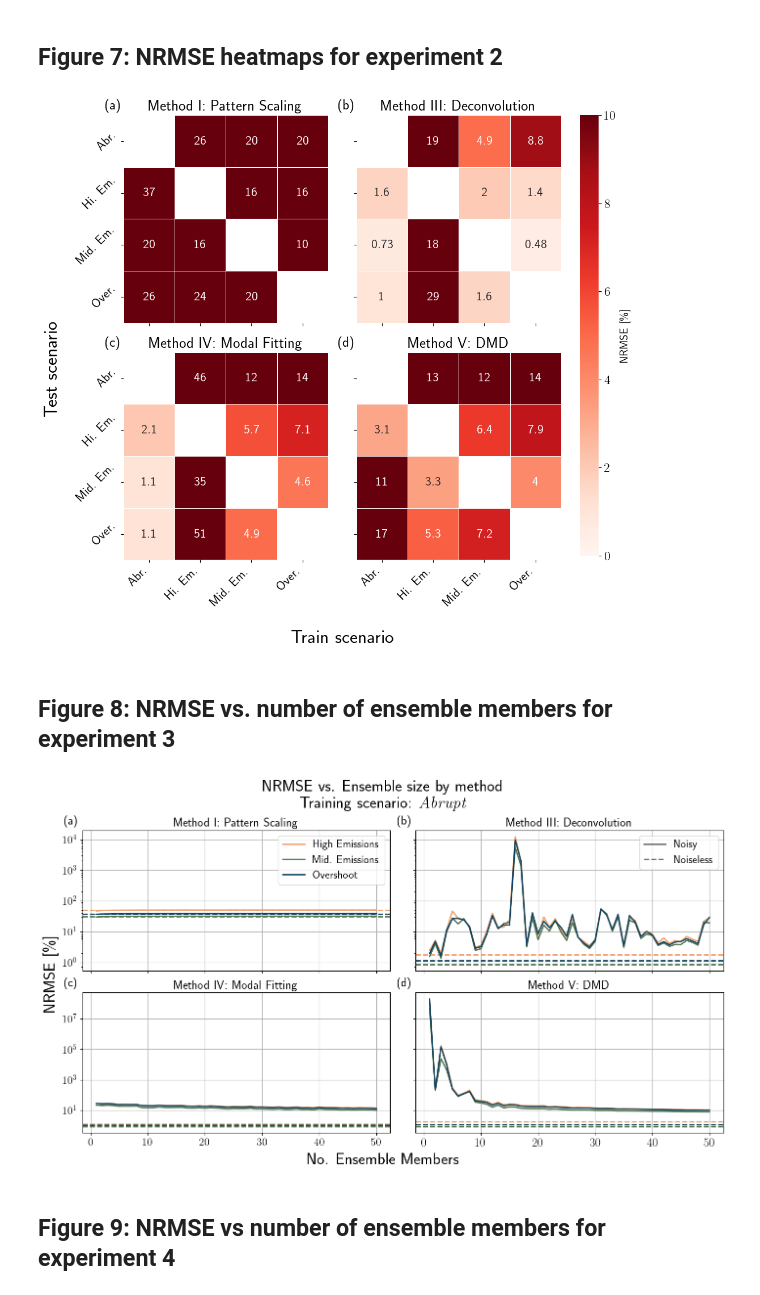
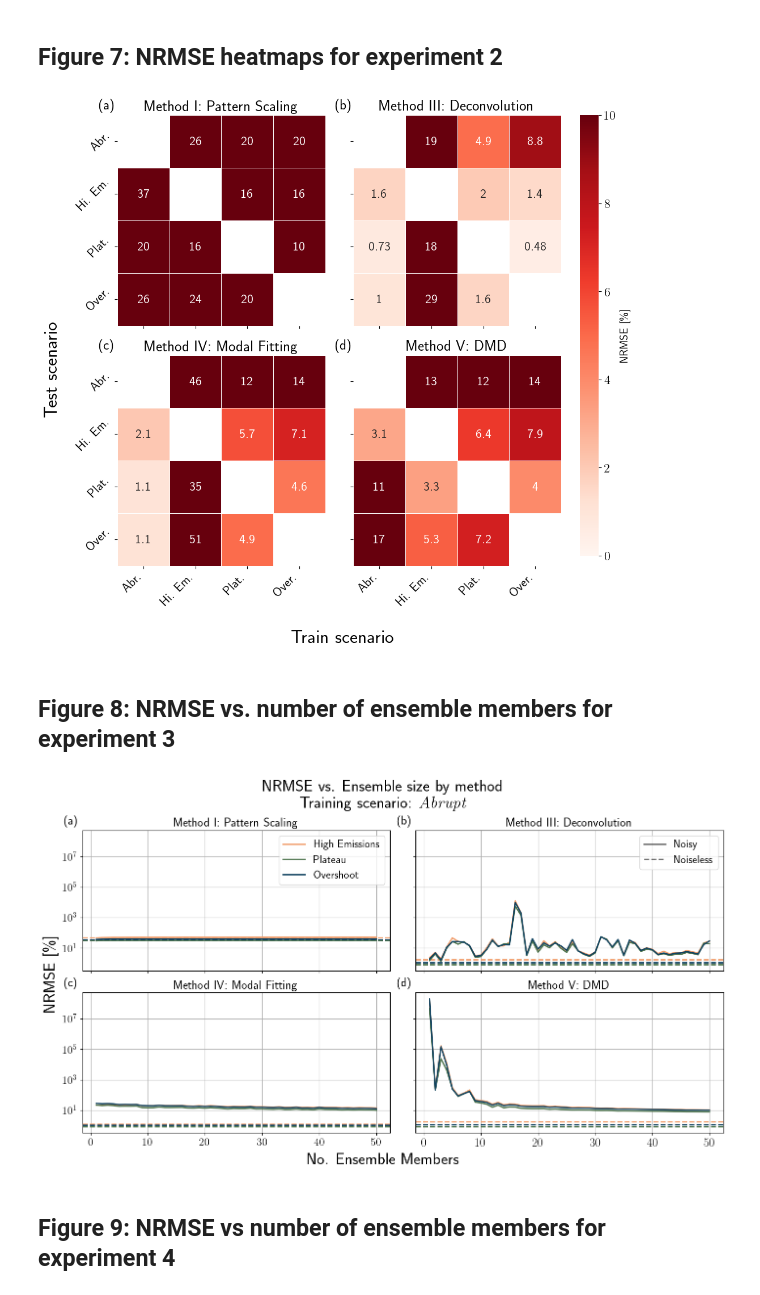
Before and after one commit to cbwomack/SCM_Emulators, a Jupyter notebook: 5_create_plots.ipynb, the cells around one changed output. Saved outputs shown, nothing was run; the diff lists cells and outputs as text; code cells hidden in the pictures.

Commit message:
Renamed mid. emissions to plateau, rescaled axes, updated illustrator figs

```diff
--- a/5_create_plots.ipynb
+++ b/5_create_plots.ipynb
@@ -212,34 +209,34 @@ utils_plots.plot_box_true_pred(['3box_coup'], scenarios, T_out, T_pred_FDT, regi
 # %%
 save_fig          = False
 fig_name          = 'fig07'
-scenarios         = ['Abrupt','High Emissions','Mid. Emissions','Overshoot']
+scenarios         = ['Abrupt','High Emissions','Plateau','Overshoot']
 methods_to_plot   = ["PS", "Deconv", "Modal", "DMD"]
 titles_for_plots  = ["Method I: Pattern Scaling", "Method III: Deconvolution", "Method IV: Modal Fitting", "Method V: DMD"]
 
 error_metrics_PS          = utils_emulator.open_results('exp2_I_PS_error')
 error_metrics_deconvolve  = utils_emulator.open_results('exp2_III_deconv_error')
 error_metrics_modal       = utils_emulator.open_results('exp2_IV_modal_error')
 error_metrics_DMD         = utils_emulator.open_results('exp2_V_DMD_error')
 
 error_metrics_all_exp2 = {
   'PS':error_metrics_PS,
   'Deconv':error_metrics_deconvolve,
   'Modal':error_metrics_modal,
   'DMD':error_metrics_DMD
 }
 
 utils_plots.plot_error_heatmap_grid(
   error_metrics=error_metrics_all_exp2,
   methods=methods_to_plot,
   titles=titles_for_plots,
   train_scenarios=scenarios,
   test_scenarios=scenarios,
   cmap="Reds",
   save_fig=save_fig,
   fig_name=fig_name
 )
 # %% [output]
-[figure, old version]
+[figure, new version]
 # %% [markdown]
 ## Figure 8: NRMSE vs. number of ensemble members for experiment 3
 # %%
@@ -250,6 +247,7 @@ NRMSE_all_DMD, NRMSE_base_DMD       = utils_emulator.open_results('exp3_V_DMD_er
 
 NRMSE_all       = [NRMSE_all_PS, NRMSE_all_deconv, NRMSE_all_modal, NRMSE_all_DMD]
 NRMSE_all_base  = [NRMSE_base_PS, NRMSE_base_deconv, NRMSE_base_modal, NRMSE_base_DMD]
+scenarios       = ['Abrupt','High Emissions','Plateau','Overshoot']
 
 methods = ['Method I: Pattern Scaling','Method III: Deconvolution',
            'Method IV: Modal Fitting', 'Method V: DMD']
@@ -259,7 +257,7 @@ save_fig  = False
 fig_name  = 'fig08'
 utils_plots.plot_ensemble_error_multi(NRMSE_all, NRMSE_all_base, scenarios, methods, train, save_fig=save_fig, fig_name=fig_name)
 # %% [output]
-[figure, old version]
+[figure, new version]
 # %% [markdown]
 ## Figure 9: NRMSE vs number of ensemble members for experiment 4
 # %%
```
Also changed, not shown: parts of 10 cells of this notebook, 51 other files.
